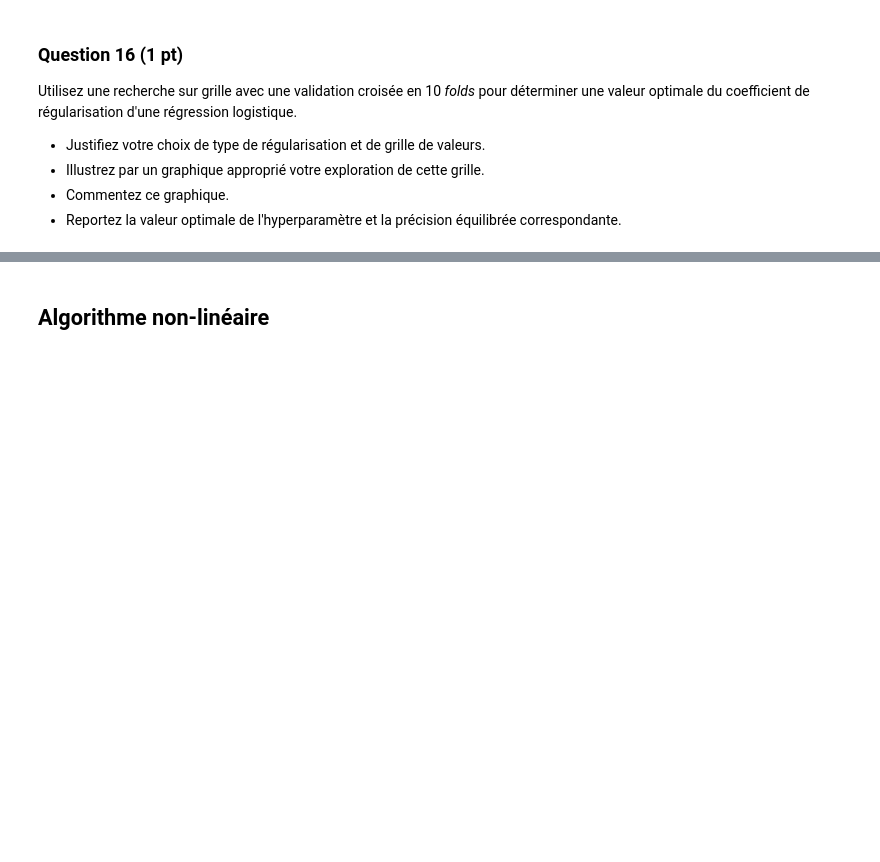
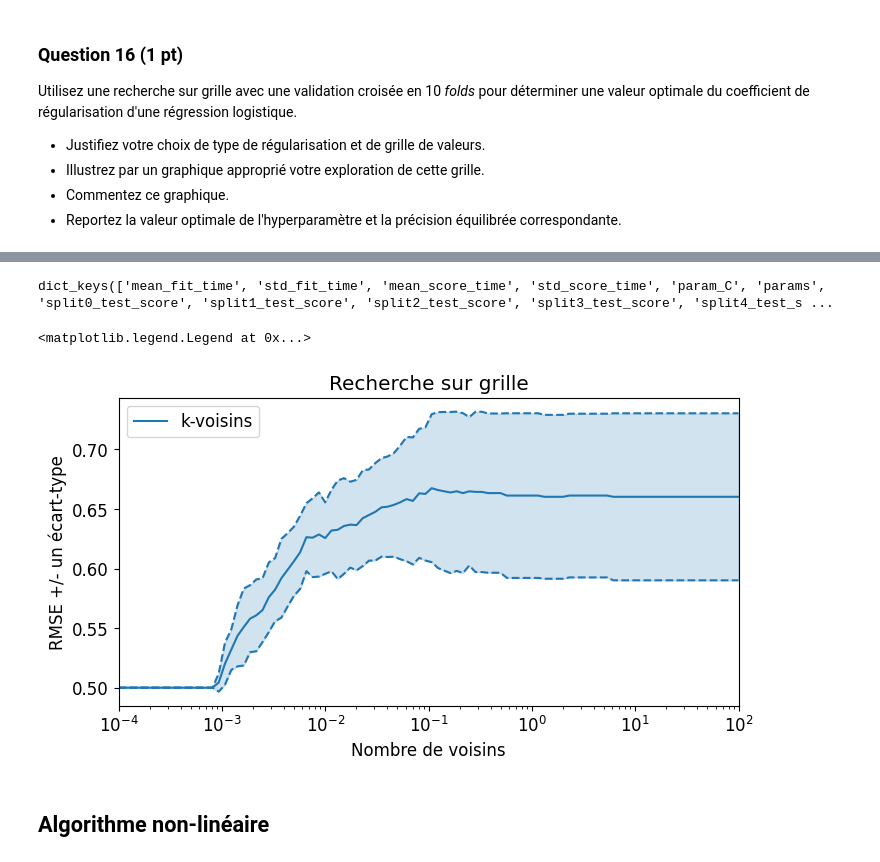
Before and after one commit to ArthurCLi/sdd, a Jupyter notebook: Projet.ipynb, the cells around one changed output, grey strips where cells are left out. Saved outputs shown, nothing was run; the diff lists cells and outputs as text; code cells hidden in the pictures; blank space fills up the shorter version.

```diff
--- a/Projet.ipynb
+++ b/Projet.ipynb
@@ -332,3 +332,13 @@ Utilisez une recherche sur grille avec une validation croisée en 10 _folds_ pou
 * Illustrez par un graphique approprié votre exploration de cette grille.
 * Commentez ce graphique.
 * Reportez la valeur optimale de l'hyperparamètre et la précision équilibrée correspondante.
+# %%
+from sklearn.linear_model import LogisticRegression
+
+Cs = np.logspace(-4, 2, 100)
+
+logistic_regression_classifier = LogisticRegression(penalty='l2')
+
+logistic_grid = model_selection.GridSearchCV(logistic_regression_classifier, {'C': Cs}, cv=10, scoring='balanced_accuracy')
+
+logistic_grid.fit(X_scaled, y_train_risk_vs_norisk)
@@ -335,3 +359,36 @@ Utilisez une recherche sur grille avec une validation croisée en 10 _folds_ pou
+# %%
+logistic_grid.cv_results_.keys()
+# %% [output]
+dict_keys(['mean_fit_time', 'std_fit_time', 'mean_score_time', 'std_score_time', 'param_C', 'params', 'split0_test_score', 'split1_test_score', 'split2_test_score', 'split3_test_score', 'split4_test_s ...
+# %%
+plt.figure(figsize=(8, 4))
+
+rmses = logistic_grid.cv_results_['mean_test_score']
+std_error = logistic_grid.cv_results_['std_test_score']
+
+# afficher les RMSE avec une échelle logarithmique pour les abscisses :
+plt.semilogx(logistic_grid.cv_results_['param_C'], rmses,
+             label="k-voisins", color='tab:blue')
+plt.semilogx(logistic_grid.cv_results_['param_C'], rmses + std_error,
+             color='tab:blue', linestyle='dashed')
+plt.semilogx(logistic_grid.cv_results_['param_C'], rmses - std_error,
+             color='tab:blue', linestyle='dashed')
+
+# colorer l'espace entre les courbes représentant les écarts-types
+plt.fill_between(Cs, (rmses + std_error), (rmses - std_error),
+                 color='tab:blue',
+                 alpha=0.2, # contrôle la transparence
+                )
+
+# Mise en forme
+plt.xlabel("Nombre de voisins")
+plt.ylabel("RMSE +/- un écart-type")
+plt.xlim([Cs[0], Cs[-1]])
+plt.title("Recherche sur grille")
+plt.legend(loc='best')
+# %% [output]
+<matplotlib.legend.Legend at 0x...>
+[figure, added]
 # %% [markdown]
 ## Algorithme non-linéaire
 # %% [markdown]
```
Also changed, not shown: parts of 1 cell of this notebook.
